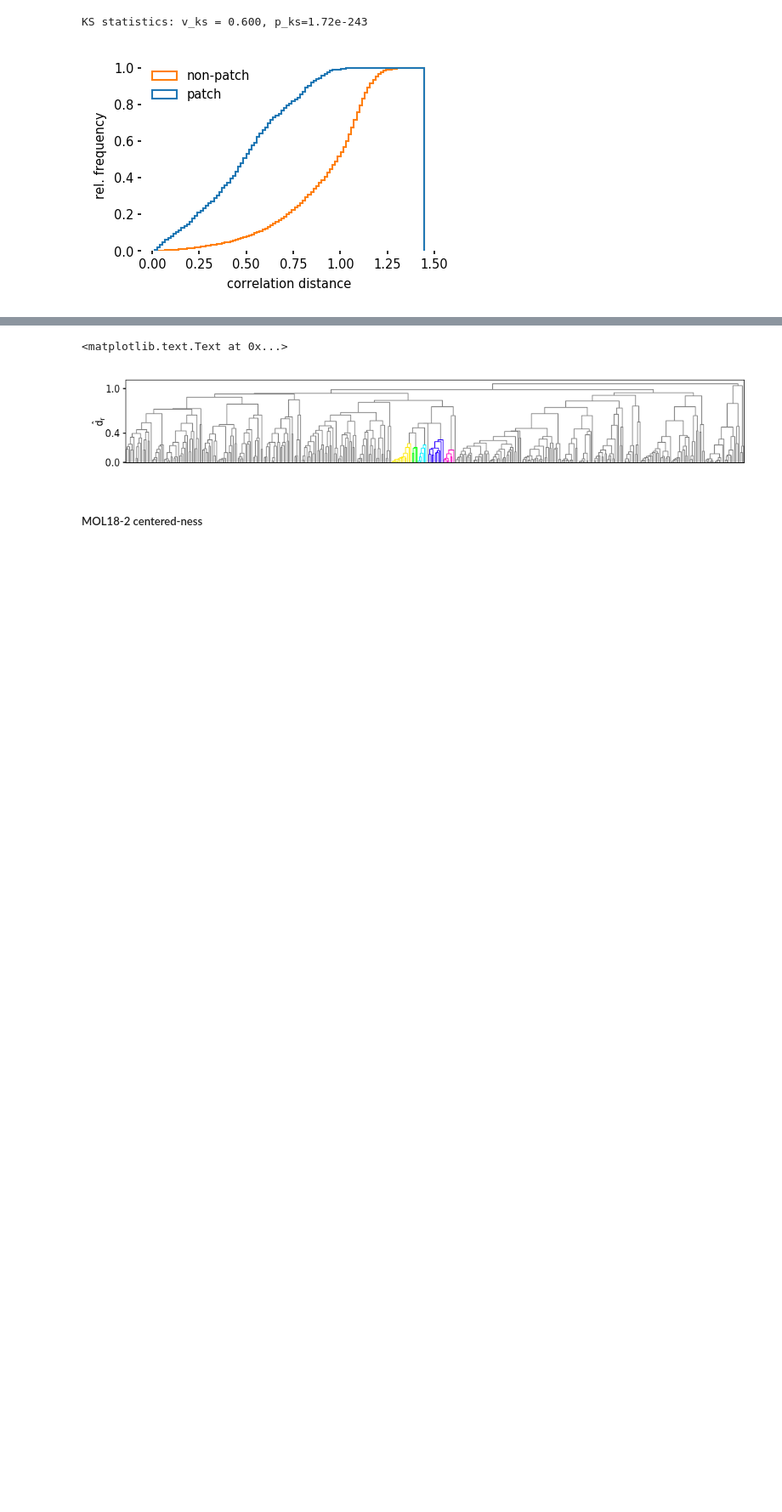
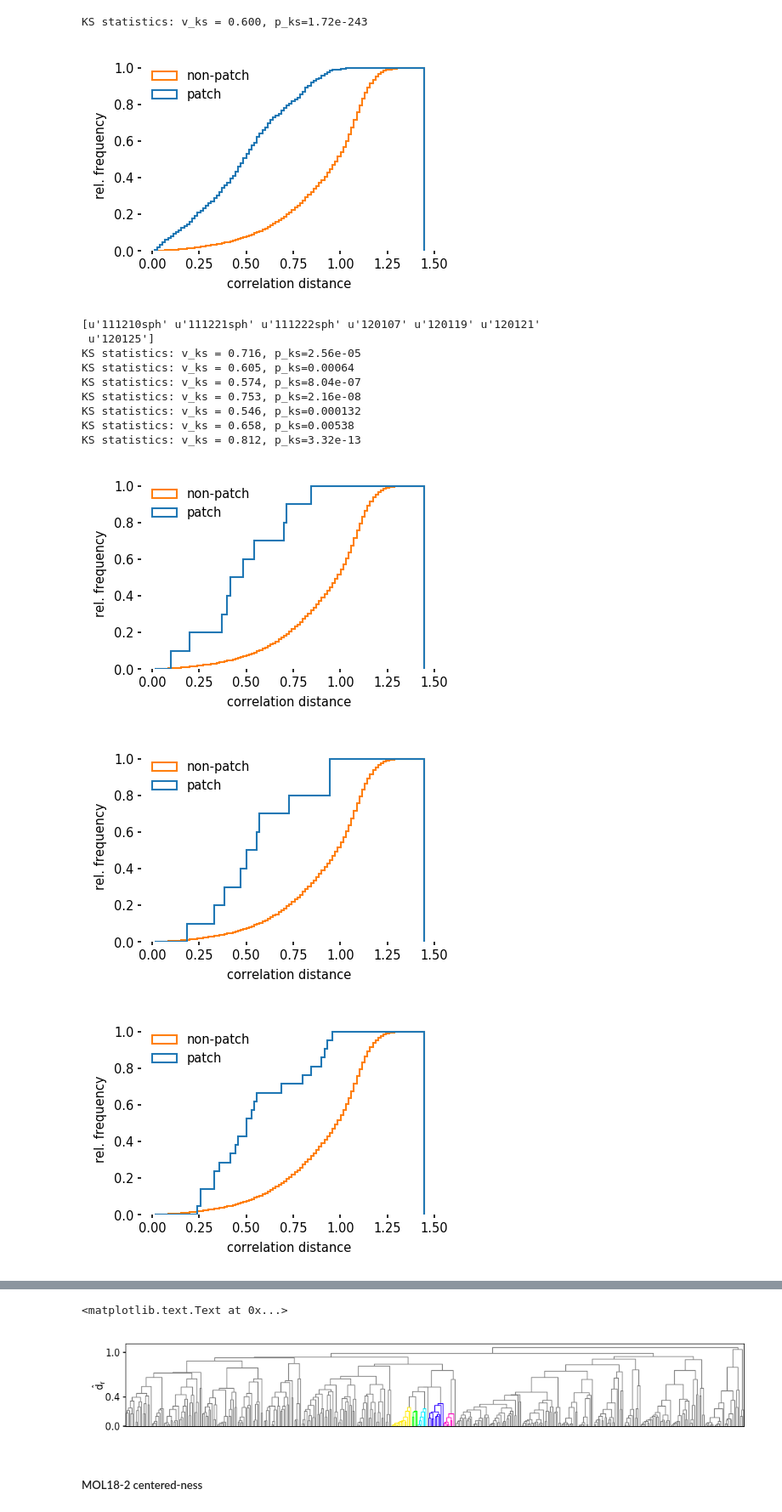
Before and after one commit to Huitzilo/glomcentric_code, a Jupyter notebook: MOB_Fig_tunotopy.ipynb, the cells around one changed output, grey strips where cells are left out. Shown at 85% size. Drawn from its saved outputs; the diff is of its cells as text; code cells hidden in the pictures; blank space fills up the shorter version.

Commit message:
added per-animal statistics to tunotopic patch analysis

```diff
--- a/MOB_Fig_tunotopy.ipynb
+++ b/MOB_Fig_tunotopy.ipynb
@@ -44,7 +44,9 @@ clustering_savepath = os.path.join(vis_path, 'Clustering')
 #### Define Functions to process hierachichal cluster (linkages)
 # %%
 def return_all_childs(mylinkage, parent):
-    ''' recursive function returns all leafs of parent node in mylinkage'''
+    '''
+    Recursive function returns all leafs of parent node in mylinkage.
+    A leaf corresponds to the index of the object in the timeseries.'''
     num_leaves = mylinkage.shape[0]+1
     parent = int(parent)
     if parent<num_leaves:
@@ -724,14 +727,26 @@ each animal has the following number of glomeruli:
 # %% [markdown]
 ##### computing distances between extra- and intra-cluster glomeruli
 # %%
-def extra_intra_dist(ts, link, clusters, metric='correlation'):
-    ''' distance between intra-cluster modes and distances between extra-cluster modes'''
+def extra_intra_dist(ts, link, clusters, metric='correlation', animal=None):
+    '''
+    Pairwise distance between the modes in the branches in `clusters`, and between all other modes.
+    ts: timeseries object
+    link: linkage (clustering)
+    clusters: list of nodes in the linkage
+    metric: distance function to apply
+    animal: if not None, compute only for modes in this animal.
+    '''
 
     member_idx = []
     for cluster_id in clusters:
         member_idx.extend(return_all_childs(link,cluster_id+link.shape[0]+1))
     member_mask = np.zeros(ts.num_objects).astype('bool')
     member_mask[member_idx] = True
+    if animal:
+        animal_mask = np.zeros(ts.num_objects).astype('bool')
+        animal_idx = [i for i,lo in enumerate(ts.label_objects) if lo.split('_')[0] == animal]
+        animal_mask[animal_idx] = True
+        member_mask = np.logical_and(member_mask, animal_mask)
     dist = pdist(ts._series.T, metric)
     dist_extra = squareform(squareform(dist)[np.logical_not(member_mask)][:,np.logical_not(member_mask)])
     dist_intra = squareform(squareform(dist)[member_mask][:,member_mask])
@@ -758,3 +767,31 @@ print("KS statistics: v_ks = {:.3f}, p_ks={:.3g}".format(v_ks, p_ks))
 # %% [output]
 KS statistics: v_ks = 0.600, p_ks=1.72e-243
 [figure]
+# %%
+animals = unique([lo.split('_')[0] for lo in ts_normed.label_objects])
+print(animals)
+for a in animals:
+    patch_cluster = [200, 292, 257, 228, 264]
+    extra_dist, intra_dist = extra_intra_dist(ts_normed, link, patch_cluster, animal=a)
+    f = plt.figure(figsize=(3,2))
+    plt.hist([intra_dist, extra_dist], bins=100, normed=True, cumulative=True, histtype='step', label=['patch', 'non-patch'])
+    plt.legend(loc='upper left', frameon=False)
+    ax = plt.gca()
+    ax.set_xlabel("correlation distance")
+    ax.set_ylabel("rel. frequency")
+    ax.set_frame_on(False)
+    v_ks, p_ks = scipy.stats.ks_2samp(extra_dist, intra_dist)
+    print("KS statistics: v_ks = {:.3f}, p_ks={:.3g}".format(v_ks, p_ks))
+# %% [output]
+[u'111210sph' u'111221sph' u'111222sph' u'120107' u'120119' u'120121'
+ u'120125']
+KS statistics: v_ks = 0.716, p_ks=2.56e-05
+KS statistics: v_ks = 0.605, p_ks=0.00064
+KS statistics: v_ks = 0.574, p_ks=8.04e-07
+KS statistics: v_ks = 0.753, p_ks=2.16e-08
+KS statistics: v_ks = 0.546, p_ks=0.000132
+KS statistics: v_ks = 0.658, p_ks=0.00538
+KS statistics: v_ks = 0.812, p_ks=3.32e-13
+[figure, added]
+[figure, added]
+[figure, added]
```
Also changed, not shown: parts of 5 cells of this notebook.
